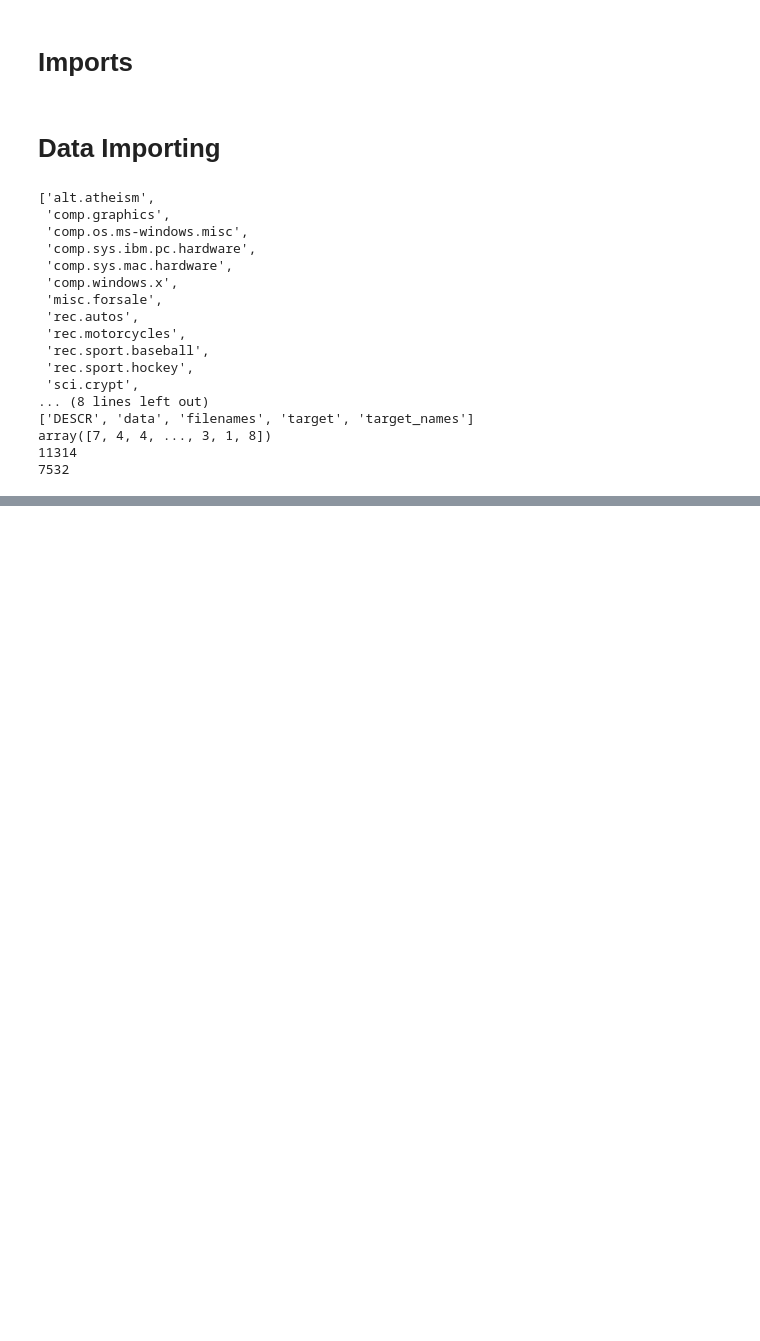
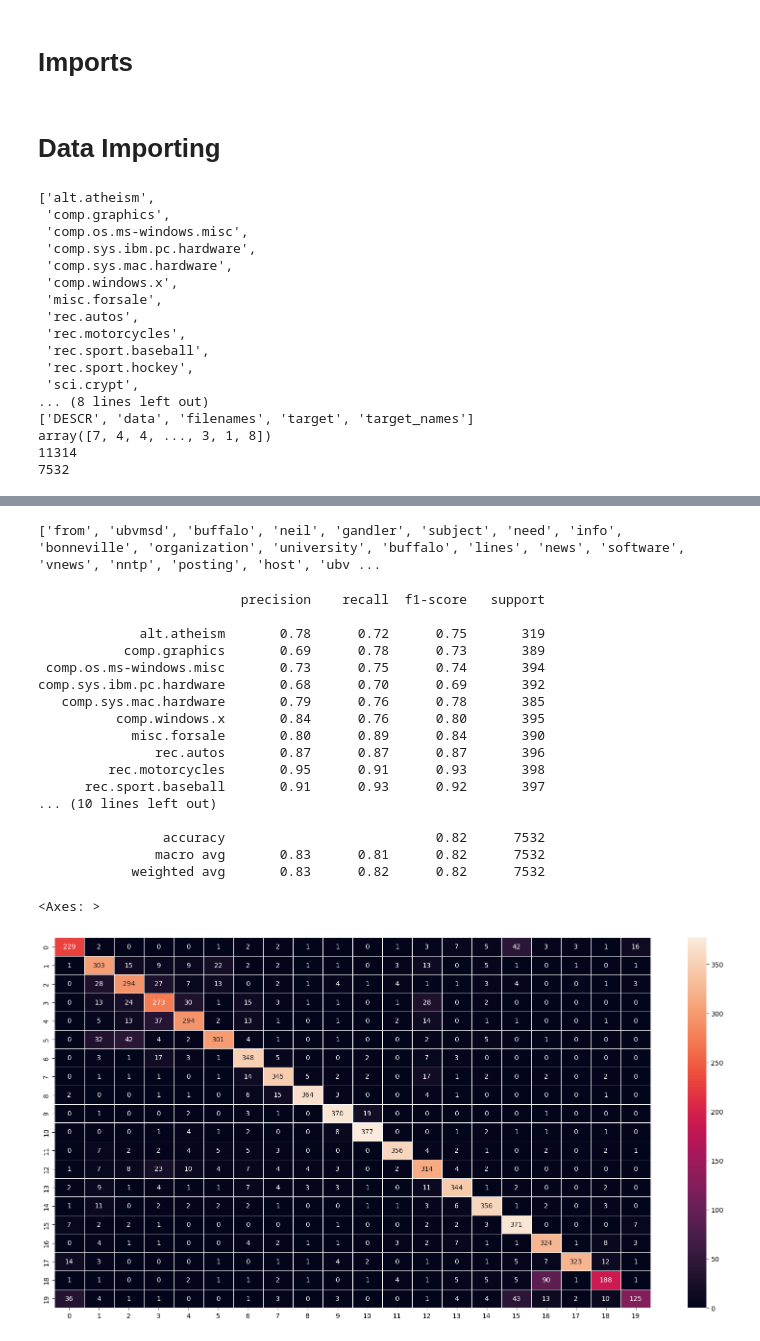
Before and after one commit to sayed6201/nlp_20newsgroups_exercise, a Jupyter notebook: exercise_text_classification.ipynb, the cells around one changed output, grey strips where cells are left out. Saved outputs shown, nothing was run; the diff lists cells and outputs as text; code cells hidden in the pictures; blank space fills up the shorter version.

```diff
--- a/exercise_text_classification.ipynb
+++ b/exercise_text_classification.ipynb
@@ -124,0 +165,17 @@ comp.sys.ibm.pc.hardware       0.72      0.77      0.74       392
+# %%
+import re
+import string
+
+def text_cleaner(text):
+  text = re.sub(r"""\w*\d\w*""", ' ', text)
+  text = re.sub('[%s]' % re.escape(string.punctuation), ' ',text)
+  text = re.sub(r"\r?\n|\r"," ", text)
+  text = text.lower()
+  return text
+
+
+df_train['data'] = df_train['data'].apply(text_cleaner)
+df_test['data'] = df_test['data'].apply(text_cleaner)
+
+
+df_train['data'][0]
@@ -124,0 +196,5 @@ comp.sys.ibm.pc.hardware       0.72      0.77      0.74       392
+# %%
+nltk.download('punkt')
+
+def toknize_my_text(x):
+    return ( w for w in nltk.word_tokenize(x) if len(w) >3)
@@ -124,0 +204,44 @@ comp.sys.ibm.pc.hardware       0.72      0.77      0.74       392
+# %%
+dd = toknize_my_text('from    ubvmsd cc buffalo edu  neil b  gandler  subject  need info on     bonneville organization  university at buffalo lines    news software  vax vms vnews     nntp posting host  ubvmsd cc buffalo edu    i am a little confused on all of the models of the     bonnevilles  i have heard of the le se lse sse ssei  could someone tell me the differences are far as features or performance  i am also curious to know what the book value is for prefereably the   model  and how much less than book value can you usually get them for  in other words how much are they in demand this time of year  i have heard that the mid spring early summer is the best time to buy   			neil gandler')
+print(list(dd))
+# %% [output]
+['from', 'ubvmsd', 'buffalo', 'neil', 'gandler', 'subject', 'need', 'info', 'bonneville', 'organization', 'university', 'buffalo', 'lines', 'news', 'software', 'vnews', 'nntp', 'posting', 'host', 'ubv ...
+# %%
+tfIdfVec4 =  TfidfVectorizer(
+  tokenizer=toknize_my_text,
+  stop_words='english'
+)
+
+x_train_tfids4 = tfIdfVec4.fit_transform(df_train['data'])
+x_test_tfids4 = tfIdfVec4.transform(df_test['data'])
+# %%
+from sklearn.linear_model import LogisticRegression
+from sklearn.metrics import confusion_matrix, classification_report
+
+ml_model_LR4 =  LogisticRegression(multi_class='multinomial', solver='lbfgs')
+ml_model_LR4.fit(x_train_tfids4, y_train)
+predicted_y_lr4 = ml_model_LR4.predict(x_test_tfids4)
+print(classification_report(y_test,predicted_y_lr4, target_names=newsgroups_train.target_names))
+
+plt.figure(figsize=(20, 10))
+sns.heatmap(confusion_matrix(y_test, predicted_y_lr4), annot=True, fmt="d", linewidths=0.6)
+# %% [output]
+                          precision    recall  f1-score   support
+
+             alt.atheism       0.78      0.72      0.75       319
+           comp.graphics       0.69      0.78      0.73       389
+ comp.os.ms-windows.misc       0.73      0.75      0.74       394
+comp.sys.ibm.pc.hardware       0.68      0.70      0.69       392
+   comp.sys.mac.hardware       0.79      0.76      0.78       385
+          comp.windows.x       0.84      0.76      0.80       395
+            misc.forsale       0.80      0.89      0.84       390
+               rec.autos       0.87      0.87      0.87       396
+         rec.motorcycles       0.95      0.91      0.93       398
+      rec.sport.baseball       0.91      0.93      0.92       397
+... (10 lines left out)
+
+                accuracy                           0.82      7532
+               macro avg       0.83      0.81      0.82      7532
+            weighted avg       0.83      0.82      0.82      7532
+<Axes: >
+[figure, added]
```
Also changed, not shown: parts of 16 cells of this notebook.
